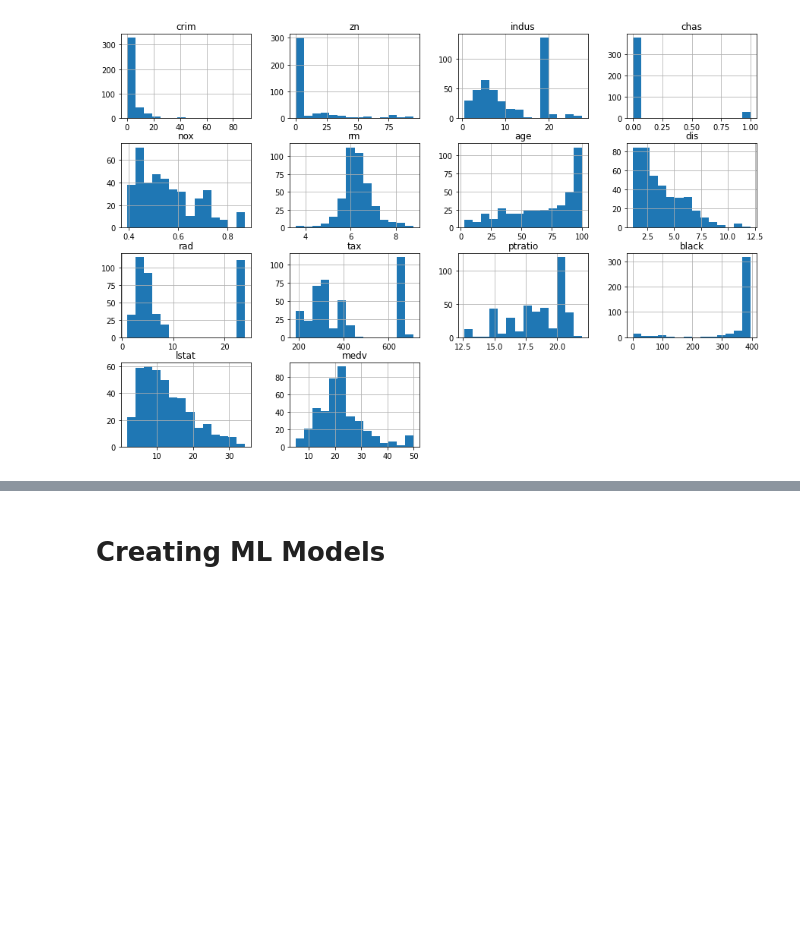
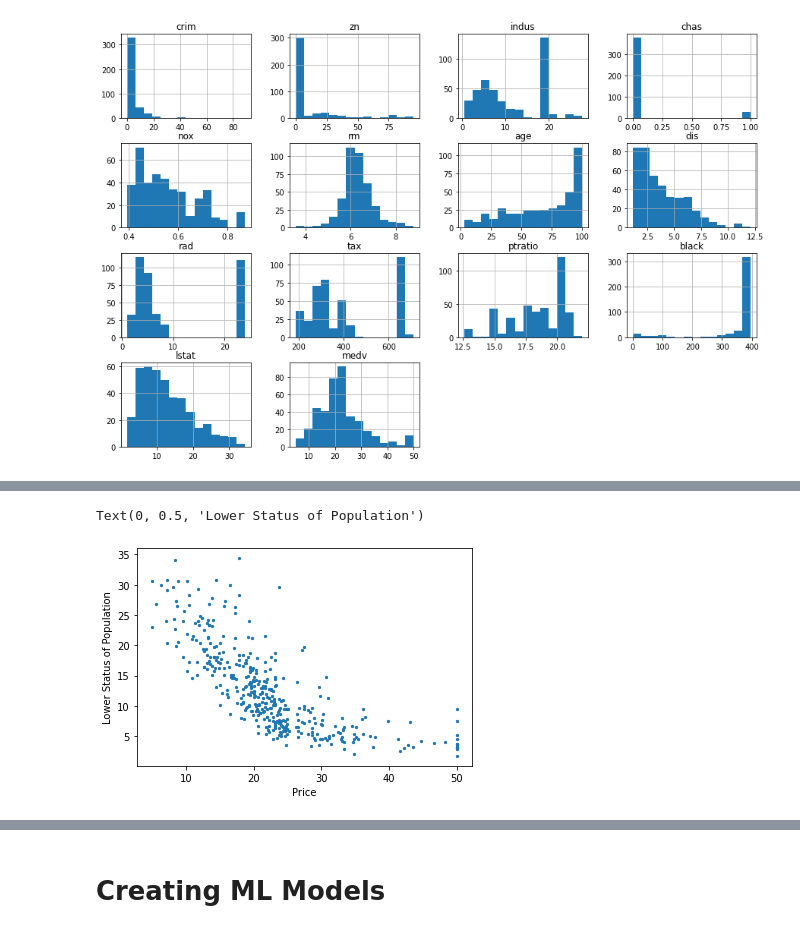
Before and after one commit to PeriAdan/Boston-Data-Sale-Prediction, a Jupyter notebook: Project2.ipynb, the cells around one changed output, grey strips where cells are left out. Cells and saved outputs as stored; diff of their text form; code cells hidden in the pictures; blank space fills up the shorter version.

```diff
--- a/Project2.ipynb
+++ b/Project2.ipynb
@@ -139,0 +144,7 @@ plt.show()
+# %%
+plt.scatter( df['medv'], df['lstat'], s=5 )
+plt.xlabel( "Price")
+plt.ylabel( "Lower Status of Population")
+# %% [output]
+Text(0, 0.5, 'Lower Status of Population')
+[figure, added]
```
Also changed, not shown: parts of 12 cells of this notebook.
